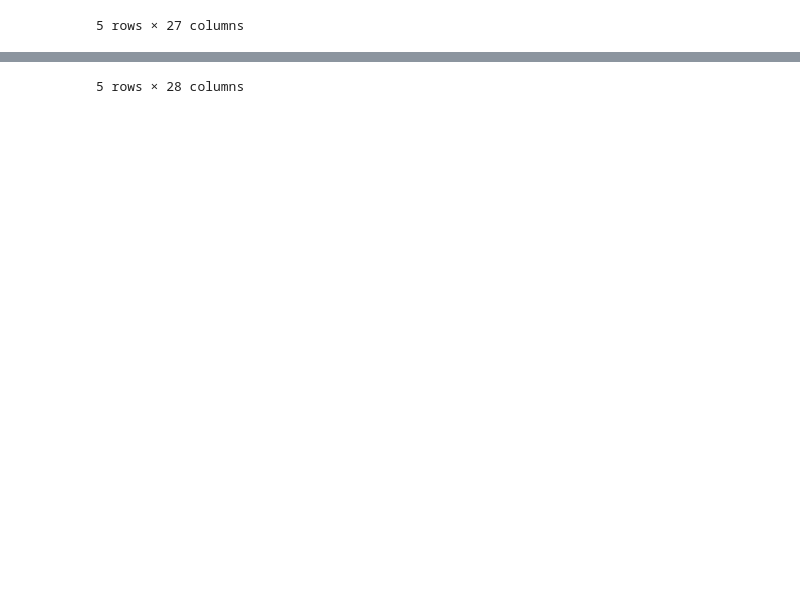
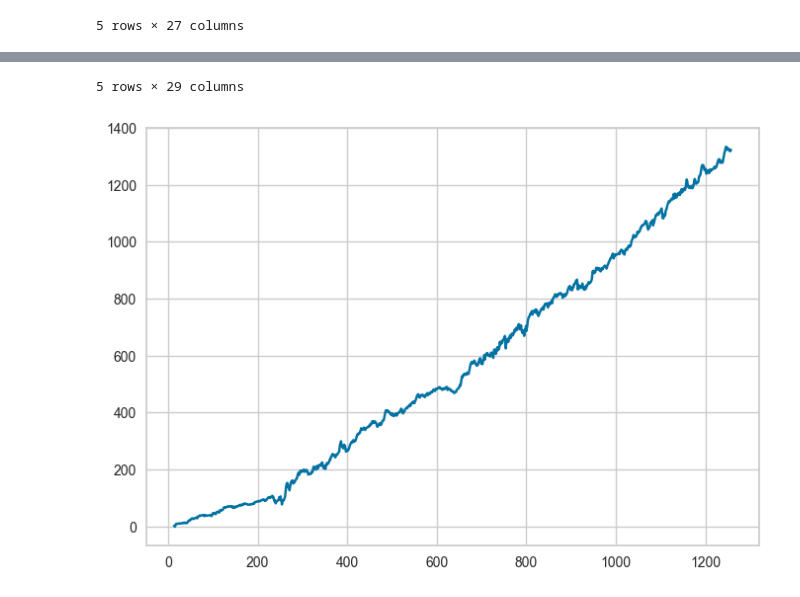
Before and after one commit to jdolinsky/project_4, a Jupyter notebook: pycaret_model.ipynb, the cells around one changed output, grey strips where cells are left out. Saved outputs shown, nothing was run; the diff lists cells and outputs as text; code cells hidden in the pictures; blank space fills up the shorter version.

```diff
--- a/pycaret_model.ipynb
+++ b/pycaret_model.ipynb
@@ -388,21 +436,20 @@ predictions.head(5)
 5 rows × 27 columns
 # %%
 # Create a new column 'Profit_Loss' and calculate cumulative total
-predictions['Profit_Loss'] = 0  # Initialize the column with zeros
-cumulative_total = 0  # Initialize cumulative total
 
-
-predictions.Profit_Loss = np.where((predictions.prediction_label == 1) & (predictions.adjClose > 0),1,-1)
-predictions.Profit_Loss = np.where((predictions.prediction_label == 0) & (predictions.adjClose < 0),1,-1)
+predictions['rw'] = np.where(predictions['prediction_label'] == predictions['target'], 1, -1)
+predictions['p_and_l'] = predictions['rw'] * (predictions['adjClose'] - predictions['adjOpen']).abs()
+predictions['p_and_l'].cumsum().plot()
 
 # Display the updated DataFrame
 predictions.head()
 # %% [output]
 |  | date | adjClose | adjOpen | RSI | adjCloseLag_1 | adjHighlag_1 | adjLowlag_1 | adjOpenlag_1 | ... |
 | 13 | 2019-03-19 | 0.076140 | 1.827348 | 77.738441 | 1.579895 | 0.342628 | 1.389546 | 0.789947 | ... |
 | 14 | 2019-03-20 | -0.123727 | -0.666221 | 72.122498 | 0.076140 | 0.789947 | 0.894639 | 1.827348 | ... |
 | 15 | 2019-03-21 | 2.569708 | -0.237936 | 70.172729 | -0.123727 | 0.295041 | -0.266488 | -0.666221 | ... |
 | 16 | 2019-03-22 | -3.017028 | 2.246115 | 76.602989 | 2.569708 | 1.970110 | 0.361663 | -0.237936 | ... |
 | 17 | 2019-03-25 | 0.580564 | -2.798127 | 59.417889 | -3.017028 | -1.170645 | -0.047587 | 2.246115 | ... |
-5 rows × 28 columns
+5 rows × 29 columns
+[figure, added]
 # %%
```
Also changed, not shown: parts of 22 cells of this notebook.
